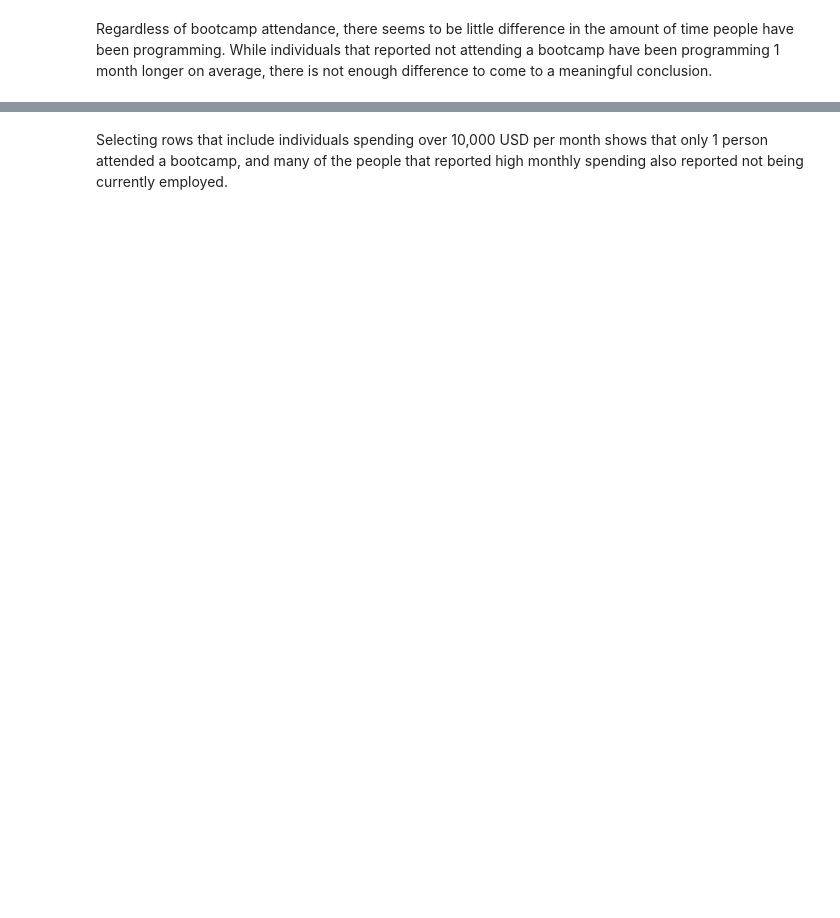
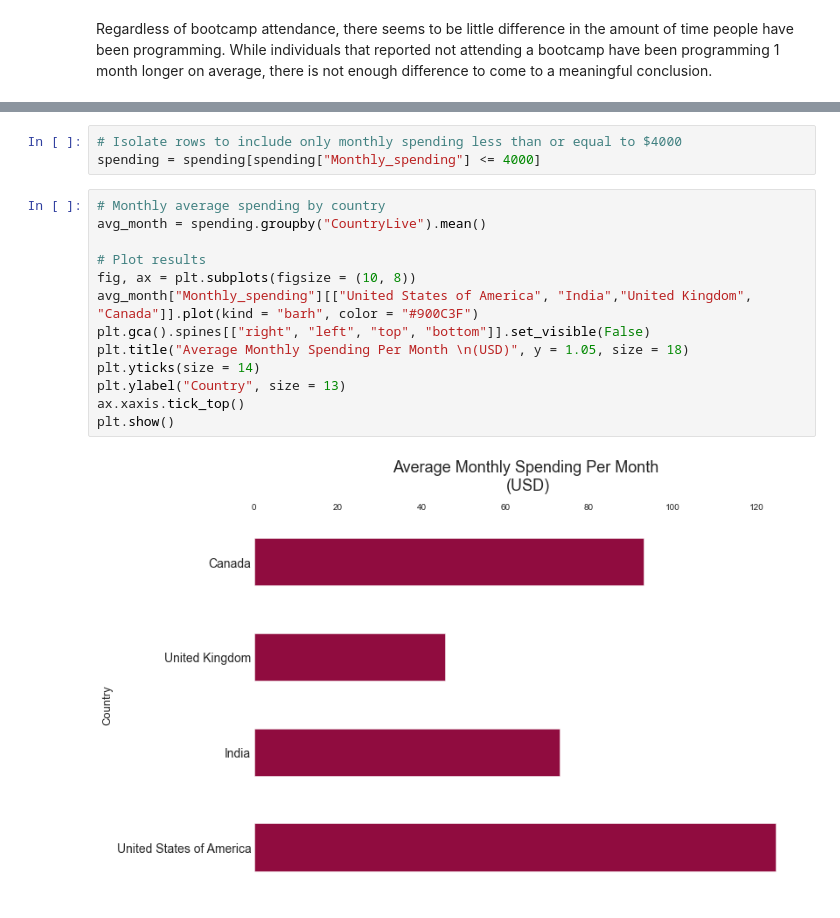
Before and after one commit to paul-trood/Portfolio-Best_Markets_for_Advertising, a Jupyter notebook: coding_survey.ipynb, the cells around one changed output, grey strips where cells are left out. Saved outputs shown, nothing was run; the diff lists cells and outputs as text; blank space fills up the shorter version.

```diff
--- a/coding_survey.ipynb
+++ b/coding_survey.ipynb
@@ -573,2 +599,18 @@ spending[spending["Monthly_spending"] < 400]
-# %% [markdown]
-Selecting rows that include individuals spending over 10,000 USD per month shows that only 1 person attended a bootcamp, and many of the people that reported high monthly spending also reported not being currently employed.
+# %%
+# Isolate rows to include only monthly spending less than or equal to $4000
+spending = spending[spending["Monthly_spending"] <= 4000]
+# %%
+# Monthly average spending by country
+avg_month = spending.groupby("CountryLive").mean()
+
+# Plot results
+fig, ax = plt.subplots(figsize = (10, 8))
+avg_month["Monthly_spending"][["United States of America", "India","United Kingdom", "Canada"]].plot(kind = "barh", color = "#900C3F")
+plt.gca().spines[["right", "left", "top", "bottom"]].set_visible(False)
+plt.title("Average Monthly Spending Per Month \n(USD)", y = 1.05, size = 18)
+plt.yticks(size = 14)
+plt.ylabel("Country", size = 13)
+ax.xaxis.tick_top()
+plt.show()
+# %% [output]
+[figure, added]
```
Also changed, not shown: parts of 27 cells of this notebook.
